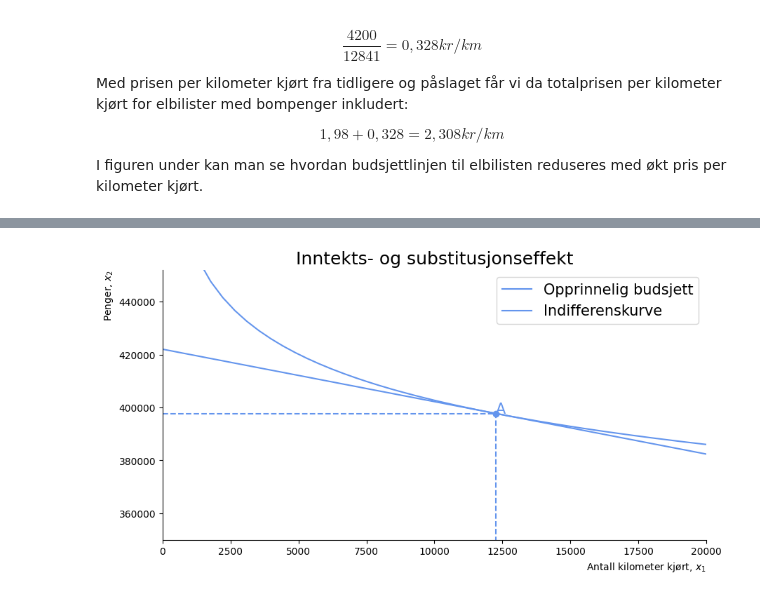
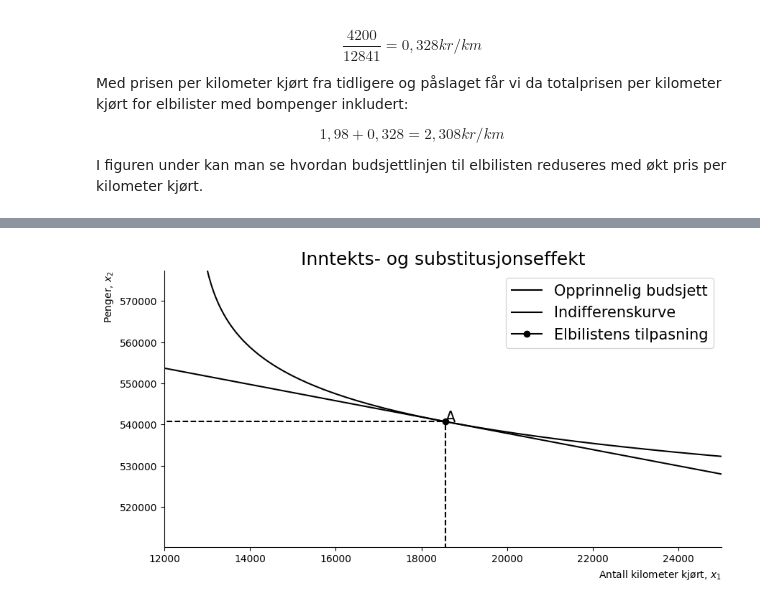
Before and after one commit to DanielFabioG/SOK-1003-og-SOK-1006, a Jupyter notebook: sok-1006/Mappeoppgaver/Kand_nr_17_Mikro_Mappe2_V2023_1006.ipynb, the cells around one changed output, grey strips where cells are left out. Saved outputs shown, nothing was run; the diff lists cells and outputs as text; code cells hidden in the pictures.

```diff
--- a/sok-1006/Mappeoppgaver/Kand_nr_17_Mikro_Mappe2_V2023_1006.ipynb
+++ b/sok-1006/Mappeoppgaver/Kand_nr_17_Mikro_Mappe2_V2023_1006.ipynb
@@ -621,34 +626,45 @@ def ind_k_fn(bta_1,gma_1,gma_2,x_1,U_0):
     return gma_2 + np.exp((bta_1*np.log(x_1-gma_1)-U_0)/(bta_1-1))
 # %%
 # Setter tallverdier til beta 1 og 2 som begrunnet tidligere
-beta_1 = 0.0575
-beta_2 = 0.9425
+beta_1 = 0.044
+beta_2 = 0.956
+
+# Setter tallverdier til gamma 1 og 2 som begrunnet tidligere
+gamma_1 = 12700
+gamma_2 = 288720
 
 # Setter inn verdier, se tallgrunnlaget
-x_1_eq_num = float(x_1_eq.subs([(bta_1, beta_1), (gma_1, 1), (gma_2, 1), (m, M), (p_1, p1), (p_2, p2)]))
-x_2_eq_num = float(x_2_eq.subs([(bta_2, beta_2), (gma_1, 1), (gma_2, 1), (m, M), (p_1, p1), (p_2, p2)]))
-nytte_sg_num = float(like_v.subs([(bta_1, beta_1),(bta_2, beta_2), (gma_1, 1), (gma_2, 1), (m, M), (p_1, p1), (p_2, p2)]))
+x_1_eq_num = float(x_1_eq.subs([(bta_1, beta_1), (gma_1, gamma_1), (gma_2, gamma_2), (m, M), (p_1, p1), (p_2, p2)]))
+x_2_eq_num = float(x_2_eq.subs([(bta_2, beta_2), (gma_1, gamma_1), (gma_2, gamma_2), (m, M), (p_1, p1), (p_2, p2)]))
+nytte_sg_num = float(like_v.subs([(bta_1, beta_1),(bta_2, beta_2), (gma_1, gamma_1), (gma_2, gamma_2), (m, M), (p_1, p1), (p_2, p2)]))
 # %%
 # Lager ny x verdi som gjør at vi kan plotte indifferenskurven uten negativ verdi
-X = np.linspace (1.01,442000,1000)
+X = np.linspace (gamma_1+1,M,10000)
 
+# Starter figuren
 fig, ax = create_ax()
 
-ax.plot(x1_range, budsjett(M, x1_range, p1, p2), color='cornflowerblue', label='Opprinnelig budsjett')
-ax.plot(X, ind_k_fn(beta_1,1,1,X,nytte_sg_num), color='cornflowerblue',label='Indifferenskurve')
+# Plotter budsjettlinjen
+ax.plot(x1_range, budsjett(M, x1_range, p1, p2), color='black', label='Opprinnelig budsjett')
 
-ax.plot(x_1_eq_num, x_2_eq_num , marker='o', color='cornflowerblue', label='Elbilistens tilpasning')
+# Plotter indifferenskurven
+ax.plot(X, ind_k_fn(beta_1,gamma_1,gamma_2,X,nytte_sg_num), color='black',label='Indifferenskurve')
 
-ax.annotate('A', (x_1_eq_num+.5,x_2_eq_num), color='cornflowerblue', fontsize=15)
+# Plotter likevekten
+ax.plot(x_1_eq_num, x_2_eq_num , marker='o', color='black', label='Elbilistens tilpasning')
 
-ax.vlines(x_1_eq_num, 0, x_2_eq_num, ls='dashed', color='cornflowerblue')
-ax.hlines(x_2_eq_num, 0, x_1_eq_num, ls='dashed', color='cornflowerblue')
+# Plotter punkt A
+ax.annotate('A', (x_1_eq_num+.5,x_2_eq_num), color='black', fontsize=15)
 
-ax.set_xlim(0, 20000)
-ax.set_ylim(350000, 452000)
+# Setter linjer til likevekten
+ax.vlines(x_1_eq_num, 0, x_2_eq_num, ls='dashed', color='black')
+ax.hlines(x_2_eq_num, 0, x_1_eq_num, ls='dashed', color='black')
 
+# Setter lim på aksene og tittel
+ax.set_xlim(12000, 25000)
+ax.set_ylim(510244, M)
 ax.set_title('Inntekts- og substitusjonseffekt', size=18)
-
+# Legende
 ax.legend(loc='best', fontsize=15);
 # %% [output]
-[figure, old version]
+[figure, new version]
```
Also changed, not shown: parts of 8 cells of this notebook, 6 other files.
